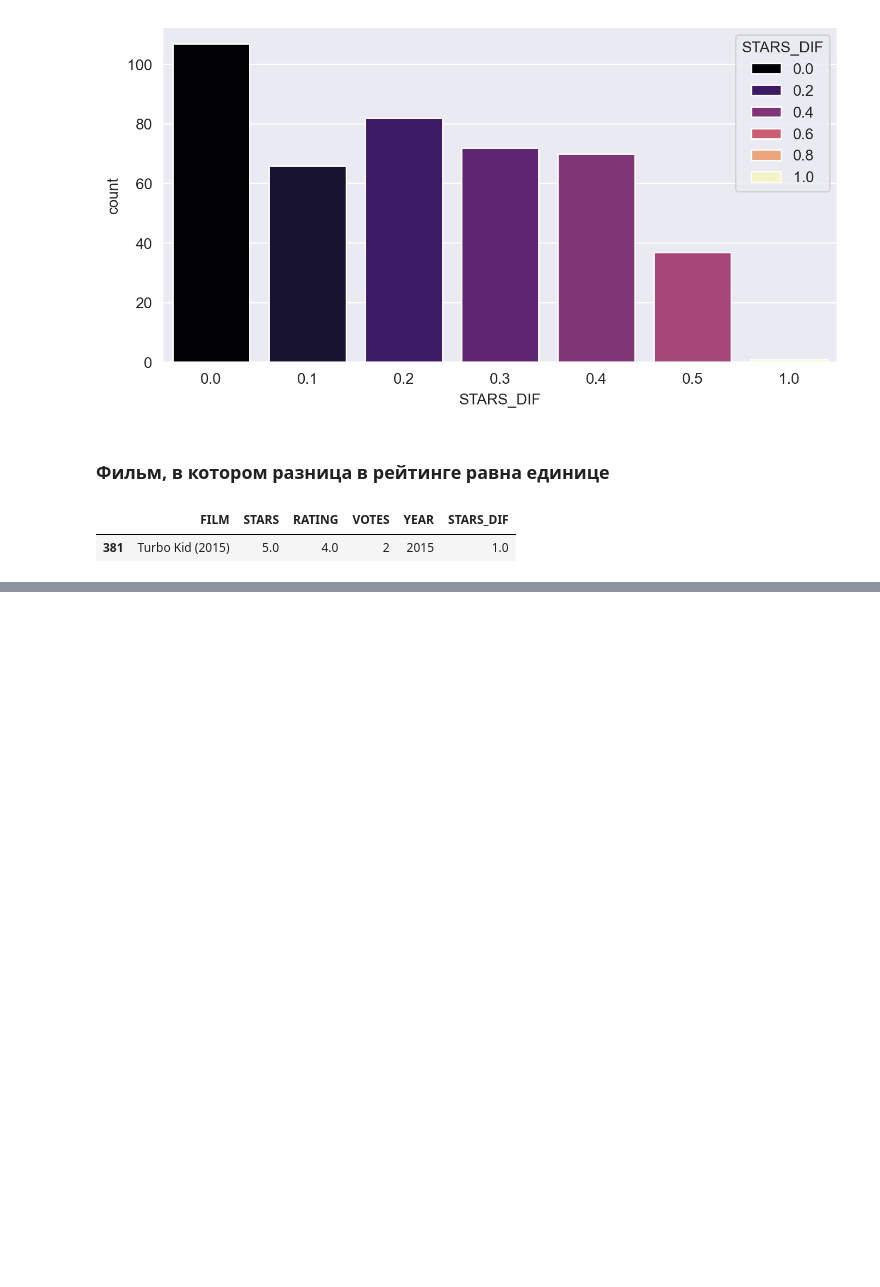
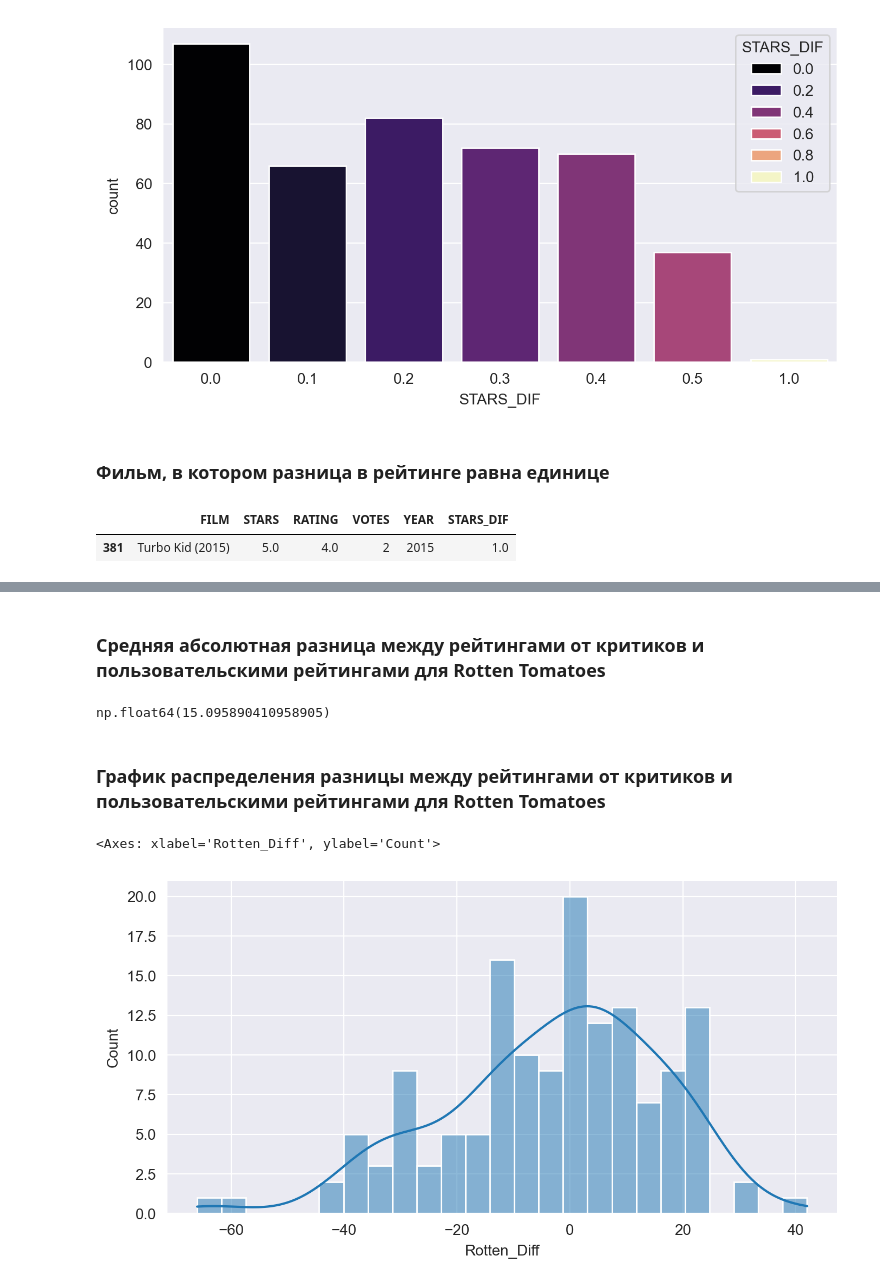
Before and after one commit to PaulNikolaev/data_visualization_project, a Jupyter notebook: data_visualization_project.ipynb, the cells around one changed output, grey strips where cells are left out. Saved outputs shown, nothing was run; the diff lists cells and outputs as text; code cells hidden in the pictures; blank space fills up the shorter version.

```diff
--- a/data_visualization_project.ipynb
+++ b/data_visualization_project.ipynb
@@ -148,0 +187,3 @@ fan_reviewed[fan_reviewed['STARS_DIF'] == 1]
+# %%
+all_sites['Rotten_Diff'] = round(all_sites['RottenTomatoes'] - all_sites['RottenTomatoes_User'], 1)
+all_sites.head()
@@ -148,0 +197,14 @@ fan_reviewed[fan_reviewed['STARS_DIF'] == 1]
+# %% [markdown]
+### Средняя абсолютная разница между рейтингами от критиков и пользовательскими рейтингами для Rotten Tomatoes
+# %%
+all_sites['Rotten_Diff'].apply(abs).mean()
+# %% [output]
+np.float64(15.095890410958905)
+# %% [markdown]
+### График распределения разницы между рейтингами от критиков и пользовательскими рейтингами для Rotten Tomatoes
+# %%
+plt.figure(figsize=(8,4), dpi=200)
+sns.histplot(data=all_sites, x='Rotten_Diff', kde=True, bins=25)
+# %% [output]
+<Axes: xlabel='Rotten_Diff', ylabel='Count'>
+[figure, added]
```
Also changed, not shown: parts of 23 cells of this notebook.
